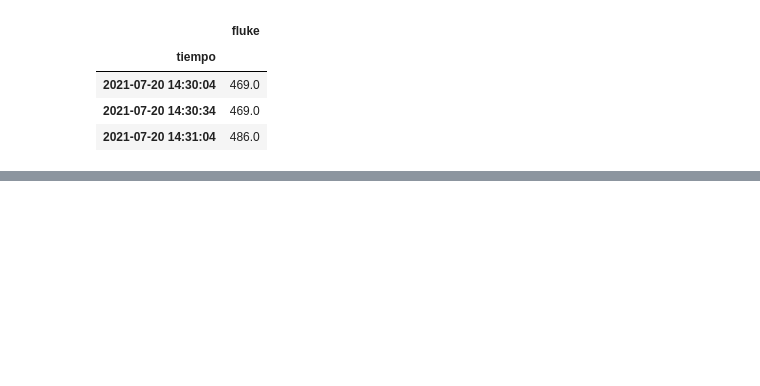
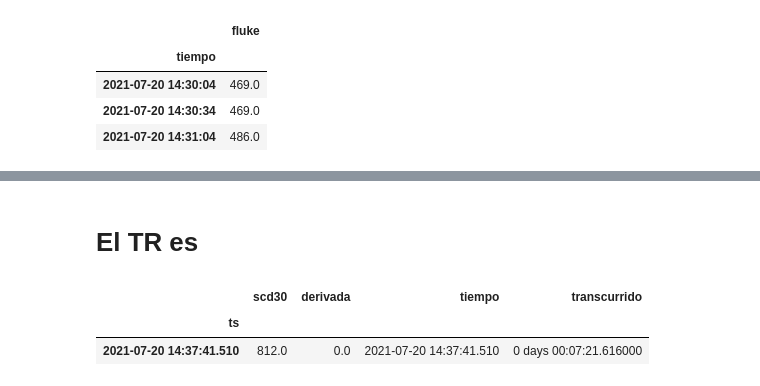
Before and after one commit to lata-mas/Monitor_co2_pistas_educativas, a Jupyter notebook: sensores_vco2/notebooks/scd30.ipynb, the cells around one changed output, grey strips where cells are left out. Drawn from its saved outputs; the diff is of its cells as text; code cells hidden in the pictures; blank space fills up the shorter version.

```diff
--- a/sensores_vco2/notebooks/scd30.ipynb
+++ b/sensores_vco2/notebooks/scd30.ipynb
@@ -56,0 +63,8 @@ ax.legend()
+# %% [markdown]
+# El TR es
+# %%
+sensor[sensor.derivada<=0].head(1)
+# %% [output]
+|  | scd30 | derivada | tiempo | transcurrido |
+| ts |  |  |  |  |
+| 2021-07-20 14:37:41.510 | 812.0 | 0.0 | 2021-07-20 14:37:41.510 | 0 days 00:07:21.616000 |
```
Also changed, not shown: parts of 8 cells of this notebook, 1 other file.
